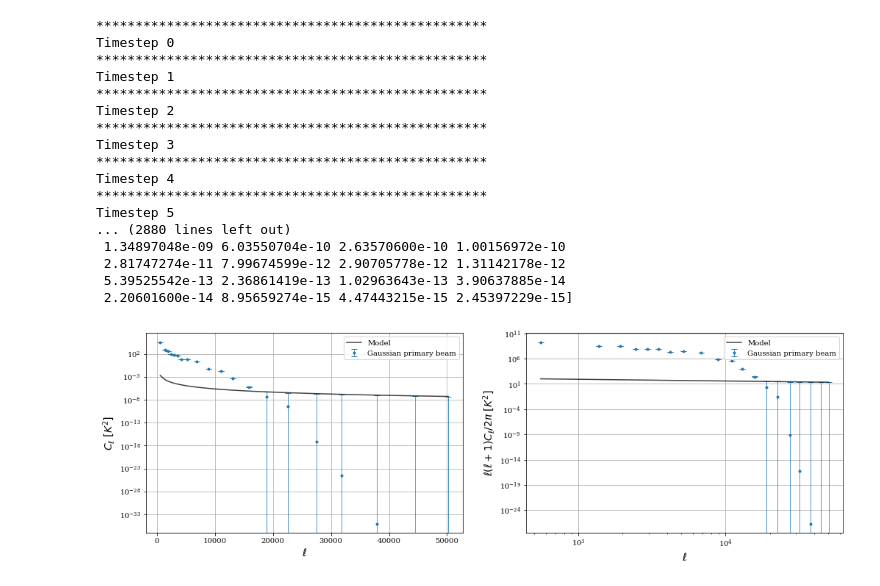
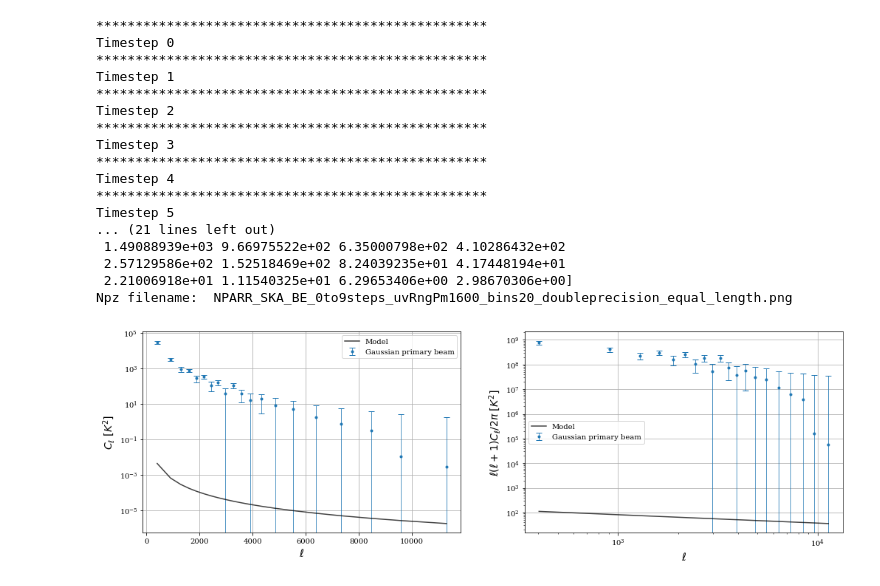
Before and after one commit to vitraj/visest, a Jupyter notebook: cupy_SKA_vectorisation_multistep_optimized.ipynb, the cells around one changed output. Cells and saved outputs as stored; diff of their text form; code cells hidden in the pictures.

Commit message:
Major reorganisation of the repository. Important updates for cupy notebooks that make the bare estimator more precise. Some new notebooks for testing were created.

```diff
--- a/cupy_SKA_vectorisation_multistep_optimized.ipynb
+++ b/cupy_SKA_vectorisation_multistep_optimized.ipynb
@@ -158,8 +158,9 @@ def setup(config, bls, vis):
     theta_maj = config["theta_maj"]
     theta_min = config["theta_min"]
     theta_fwhm= np.mean([theta_maj, theta_min])
+    precision = config["precision"]
 
-    bare_estimator, ell_mean, var_squared= bare_estimator_func(bls, vis, theta_fwhm, num_bins, binning_method)
+    bare_estimator, ell_mean, var_squared= bare_estimator_func(bls, vis, theta_fwhm, num_bins, binning_method, precision)
 
     return bare_estimator, ell_mean, var_squared
 
@@ -247,7 +248,7 @@ def compute_vals_cupy(blcoord, vis, sigma_0, V_0, bin_number):
     #     " - When filtered: ", combination_len_filtered)
 
     # Calculate weights
-    weight = cp.exp(-(distance_norm**2) / sigma_0**2)
+    weight = cp.exp(-(distance_norm**2) / (sigma_0**2))
 
     # Calculate the visibility product
     visibility_product = vis[idx_i] * cp.conj(vis[idx_j])
@@ -264,8 +265,10 @@ def compute_vals_cupy(blcoord, vis, sigma_0, V_0, bin_number):
     ell_denominator = cp.sum(exp_weight_distance)
 
     #Computing arrays needed for the error (variance)
-    Eb_square_mean_numerator = cp.sum((exp_weight_distance * 5.13 * 1e-4 * (1000 / l_i) ** 2.34) ** 2)
-    Eb_mean_square_numerator = cp.sum(exp_weight_distance * 5.13 * 1e-4 * (1000 / l_i) ** 2.34)
+    #Eb_square_mean_numerator = cp.sum((exp_weight_distance * 5.13 * 1e-4 * (1000 / l_i) ** 2.34) ** 2)
+    #Eb_mean_square_numerator = cp.sum(exp_weight_distance * 5.13 * 1e-4 * (1000 / l_i) ** 2.34)
+    Eb_square_mean_numerator = cp.sum((exp_weight_distance * 513 * (1000 / l_i) ** 2.34) ** 2)
+    Eb_mean_square_numerator = cp.sum(exp_weight_distance * 513 * (1000 / l_i) ** 2.34)
     Eb_denominator = cp.sum(exp_weight_distance)
 
     bare_estimator = cp.abs(be_numerator) / be_denominator
@@ -280,15 +283,25 @@ def compute_vals_cupy(blcoord, vis, sigma_0, V_0, bin_number):
     return bare_estimator, ell_mean, np.abs(var_squared)
 
 
-def bare_estimator_func_cupy(baselines, visibilities, theta_fwhm, num_bins, bin_type):
+def bare_estimator_func_cupy(baselines, visibilities, theta_fwhm, num_bins, bin_type, precision= 'single'):
+    # Set data types based on the precision parameter
+    if precision == 'single':
+        float_dtype = cp.float32
+        complex_dtype = cp.complex64
+    elif precision == 'double':
+        float_dtype = cp.float64
+        complex_dtype = cp.complex128
+    else:
+        raise ValueError("Unsupported precision type. Use 'single' or 'double'.")
+
     theta_0 = 0.6 * theta_fwhm
     V_0 = np.pi * theta_0**2 / 2
     sigma_0 = 0.76 / theta_fwhm
 
     start_time = time.time()
     # Step 0: turn arrays into cupy arrays
-    baselines= cp.asarray(baselines, dtype= cp.float32)
-    visibilities= cp.asarray(visibilities, dtype= cp.complex64)
+    baselines= cp.asarray(baselines, dtype= float_dtype)
+    visibilities= cp.asarray(visibilities, dtype= complex_dtype)
 
     # Step 1: Calculate the baseline magnitudes
     bl_mag = cp.linalg.norm(baselines, axis=1)
@@ -302,11 +315,8 @@ def bare_estimator_func_cupy(baselines, visibilities, theta_fwhm, num_bins, bin_
 
     # Split the sorted array back into individual components
     blcoord_sorted = sorted_combined_array[:, 0:2]
-    blcoord_sorted = blcoord_sorted.astype(cp.float32)  # Change to desired dtype
     blmag_sorted = sorted_combined_array[:, 2]
-    blmag_sorted = blmag_sorted.astype(cp.float32)      # Change to desired dtype
     vis_sorted = sorted_combined_array[:, -1]
-    vis_sorted = vis_sorted.astype(cp.complex64)          # Change to desired dtype
 
     #print("Length of input arrays: ", len(blmag_sorted))
 
@@ -332,9 +342,9 @@ def bare_estimator_func_cupy(baselines, visibilities, theta_fwhm, num_bins, bin_
     # Print to verify the results
     #print("Total elements after binning: ", cp.sum(cp.array([len(bin) for bin in blmag_bins])))
 
-    bare_estimators = np.empty(num_bins, dtype=np.float32)
-    average_ells = np.empty(num_bins, dtype=np.float32)
-    square_variances = np.empty(num_bins, dtype=np.float32)
+    bare_estimators = np.empty(num_bins, dtype=float_dtype)
+    average_ells = np.empty(num_bins, dtype=float_dtype)
+    square_variances = np.empty(num_bins, dtype=float_dtype)
 
     start_time = time.time()
     for i in range(num_bins):
@@ -642,51 +652,58 @@ if __name__ == "__main__":
             f"PLT_SKA_BE_{timesteps[0]}to{timesteps[-1]}steps_"
             f"uvRngPm{uv_range[-1]}_"
             f"bins{config['num_bins']}_"
+            f"{config['precision']}precision_"
             f"{config['binning_method']}.png")
 
         filename_npz= (
             f"NPARR_SKA_BE_{timesteps[0]}to{timesteps[-1]}steps_"
             f"uvRngPm{uv_range[-1]}_"
             f"bins{config['num_bins']}_"
+            f"{config['precision']}precision_"
             f"{config['binning_method']}.png")
     else:
         filename_plot = (
             f"PLT_SKA_BE_{timesteps[0]}to{timesteps[-1]}steps_"
             f"nofilter_"
             f"bins{config['num_bins']}_"
+            f"{config['precision']}precision_"
             f"{config['binning_method']}.png")
 
         filename_npz =  (
             f"NPARR_SKA_BE_{timesteps[0]}to{timesteps[-1]}steps_"
             f"nofilter_"
             f"bins{config['num_bins']}_"
+            f"{config['precision']}precision_"
             f"{config['binning_method']}.png")
 
+    print('Npz filename: ', filename_npz)
 
     # Plot the results
     full_file_path_plot = os.path.join(os.path.dirname("output/"), filename_plot)
     plot(bare_estimator_avg, ell_mean_avg, var_squared_avg, file_path=full_file_path_plot, img_dpi=config['img_dpi'])
 
+    """
     # Save the arrays as a numpy file
     full_file_path_npz = os.path.join(os.path.dirname("output/"), filename_npz)
     npz_filename = os.path.splitext(full_file_path_npz)[0] + ".npz"
     np.savez(npz_filename, bare_estimator_avg=bare_estimator_avg, ell_mean_avg=ell_mean_avg, var_squared_avg=var_squared_avg)
+    """
 # %% [output]
 **************************************************
 Timestep 0
 **************************************************
 Timestep 1
 **************************************************
 Timestep 2
 **************************************************
 Timestep 3
 **************************************************
 Timestep 4
 **************************************************
 Timestep 5
-... (2880 lines left out)
- 1.34897048e-09 6.03550704e-10 2.63570600e-10 1.00156972e-10
- 2.81747274e-11 7.99674599e-12 2.90705778e-12 1.31142178e-12
- 5.39525542e-13 2.36861419e-13 1.02963643e-13 3.90637885e-14
- 2.20601600e-14 8.95659274e-15 4.47443215e-15 2.45397229e-15]
+... (21 lines left out)
+ 1.49088939e+03 9.66975522e+02 6.35000798e+02 4.10286432e+02
+ 2.57129586e+02 1.52518469e+02 8.24039235e+01 4.17448194e+01
+ 2.21006918e+01 1.11540325e+01 6.29653406e+00 2.98670306e+00]
+Npz filename:  NPARR_SKA_BE_0to9steps_uvRngPm1600_bins20_doubleprecision_equal_length.png
-[figure, old version]
+[figure, new version]
```
Also changed, not shown: parts of 1 cell of this notebook, 33 other files.
